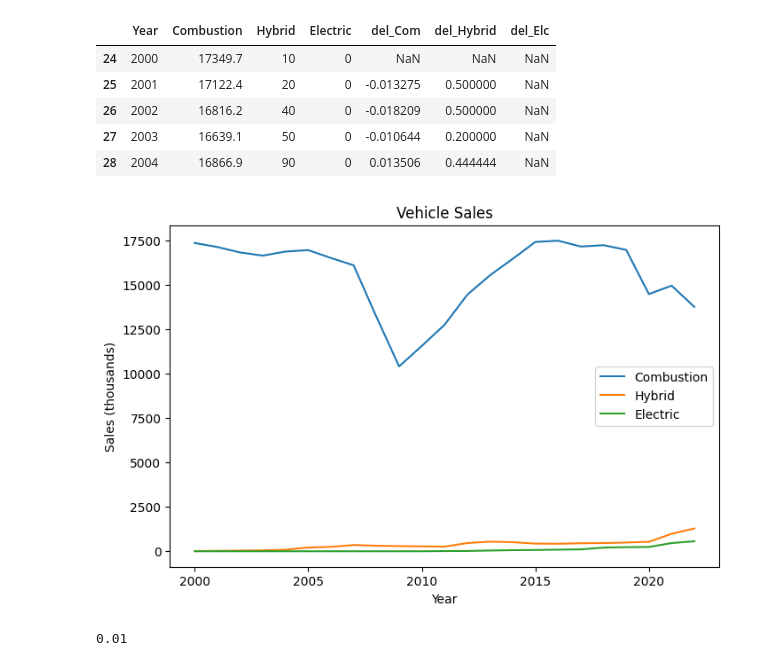
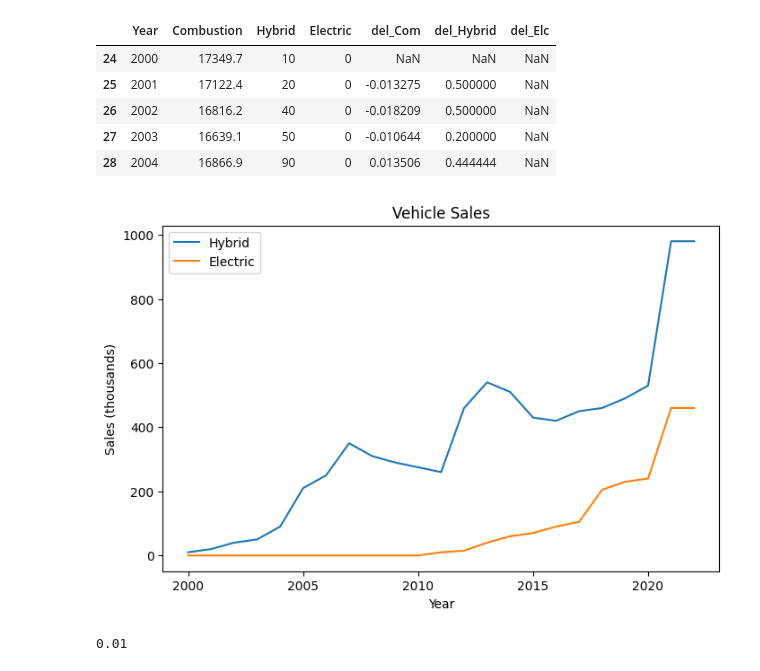
Before and after one commit to binDebug3/EVAdoption, a Jupyter notebook: verification.ipynb, the cells around one changed output. Cells and saved outputs as stored; diff of their text form; code cells hidden in the pictures.

```diff
--- a/verification.ipynb
+++ b/verification.ipynb
@@ -8,11 +8,11 @@ sales = sales.loc[sales['Year'] <= 2023]
 # %%
 # add values for hybrid sales to these values
 # https://www.bts.gov/content/gasoline-hybrid-and-electric-vehicle-sales
-hybrid = pd.Series([10, 20, 40, 50, 90, 210, 250, 350, 310, 290, 275, 260, 460, 540, 510, 430, 420, 450, 460, 490, 530, 980, 1280])
+hybrid = pd.Series([10, 20, 40, 50, 90, 210, 250, 350, 310, 290, 275, 260, 460, 540, 510, 430, 420, 450, 460, 490, 530, 980, 980])
 sales['Hybrid'] = hybrid.values
 
 # add a column for electric sales
-electric = pd.Series([0, 0, 0, 0, 0, 0, 0, 0, 0, 0, 0, 10, 15, 40, 60, 70, 90, 105, 205, 230, 240, 460, 560])
+electric = pd.Series([0, 0, 0, 0, 0, 0, 0, 0, 0, 0, 0, 10, 15, 40, 60, 70, 90, 105, 205, 230, 240, 460, 460])
 sales["Electric"] = electric.values
 
 sales.head()
@@ -26,24 +26,24 @@ sales.head()
 # %%
 # what is the average change percentage for each year?
 change = sales['Combustion'].diff() / sales['Combustion']
 sales['del_Com'] = change.values
 change = sales['Hybrid'].diff() / sales['Hybrid']
 sales['del_Hybrid'] = change.values
 change = sales['Electric'].diff() / sales['Electric']
 sales['del_Elc'] = change.values
 
 # plot sales data
 plt.figure(figsize=(8, 5))
-plt.plot(sales['Year'], sales['Combustion'], label='Combustion')
+# plt.plot(sales['Year'], sales['Combustion'], label='Combustion')
 plt.plot(sales['Year'], sales['Hybrid'], label='Hybrid')
 plt.plot(sales['Year'], sales['Electric'], label='Electric')
 plt.xlabel('Year')
 plt.ylabel('Sales (thousands)')
 plt.title('Vehicle Sales')
 plt.legend()
 plt.show()
 # %% [output]
-[figure, old version]
+[figure, new version]
 # %%
 ((17500 - 14000) / 20) / 17500
 # %% [output]
```
Also changed, not shown: 3 other files.
